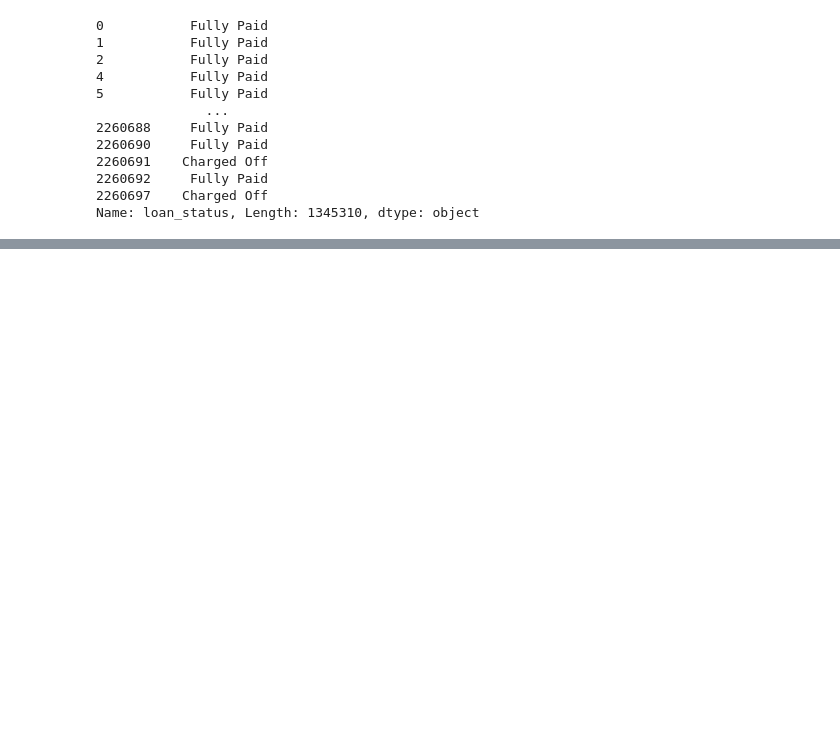
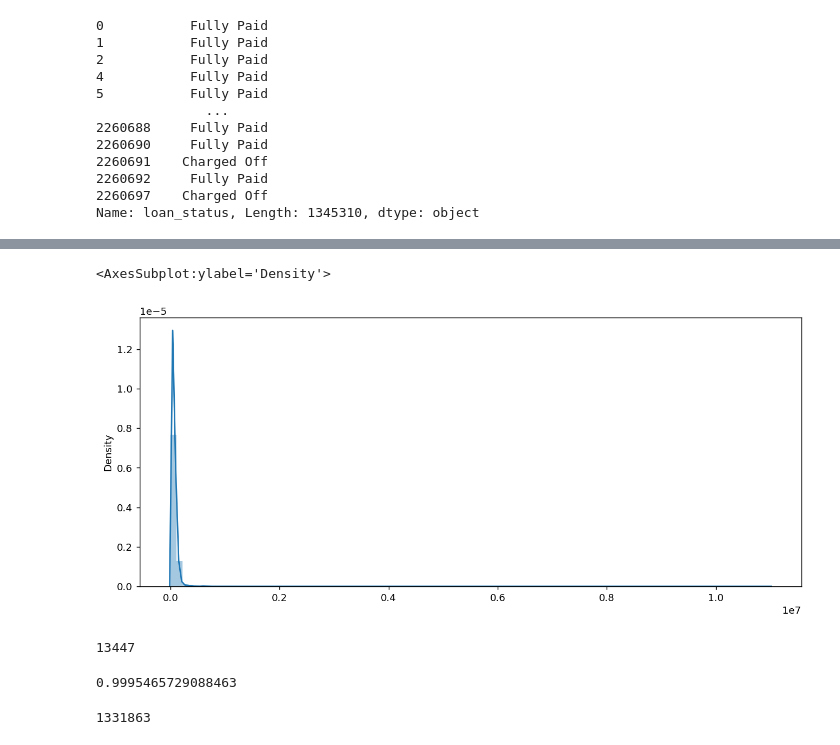
Before and after one commit to dstushar7/credit-risk-analysis, a Jupyter notebook: Credit Risk.ipynb, the cells around one changed output, grey strips where cells are left out. Saved outputs shown, nothing was run; the diff lists cells and outputs as text; code cells hidden in the pictures; blank space fills up the shorter version.

```diff
--- a/Credit Risk.ipynb
+++ b/Credit Risk.ipynb
@@ -203,0 +326,4 @@ Name: loan_status, Length: 1345310, dtype: object
+# %%
+# Converting to dummies (One hot encoding)
+add_state_dummies = pd.get_dummies(df['addr_state'], drop_first=True) # drop_first will drop the first dummy column
+add_state_dummies
@@ -203,0 +344,3 @@ Name: loan_status, Length: 1345310, dtype: object
+# %%
+# Add these features in the main dataset
+df = pd.concat([df.drop('addr_state', axis=1), add_state_dummies], axis=1)
@@ -203,0 +364,26 @@ Name: loan_status, Length: 1345310, dtype: object
+# %%
+# Let's plot the distribution of annual_inc
+plt.figure(figsize=(12,5), dpi=130)
+sns.distplot(x=df['annual_inc'], bins=100)
+# %% [output]
+<AxesSubplot:ylabel='Density'>
+[figure, added]
+# %%
+# The salary distribution is highly skewed towards right.
+# Let's find how many customers have annual_inc > $250000.
+len(df[df['annual_inc'] > 250000])
+# %% [output]
+13447
+# %%
+# % of rows with annual income > $250000.
+percent_of_rows_of_customers_with_annual_inc_more_than_250000 = 13447*100/len(df)
+percent_of_rows_of_customers_with_annual_inc_more_than_250000
+# %% [output]
+0.9995465729088463
+# %%
+# There are 13447 rows of customers with annual_inc > 250000, i.e., 1%. Since these are outliers, let's drop these rows.
+# Lets remove the rows with annual_inc > $250000
+df = df[df['annual_inc'] <= 250000]
+len(df)
+# %% [output]
+1331863
```
Also changed, not shown: parts of 18 cells of this notebook.
